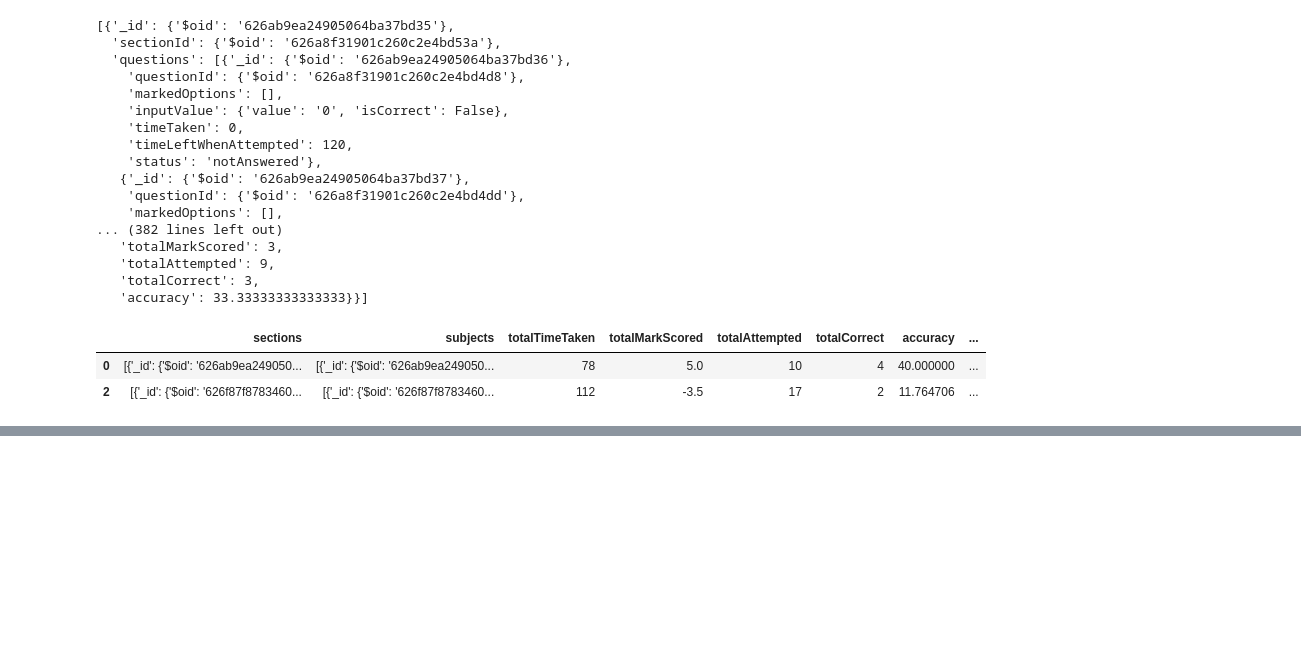
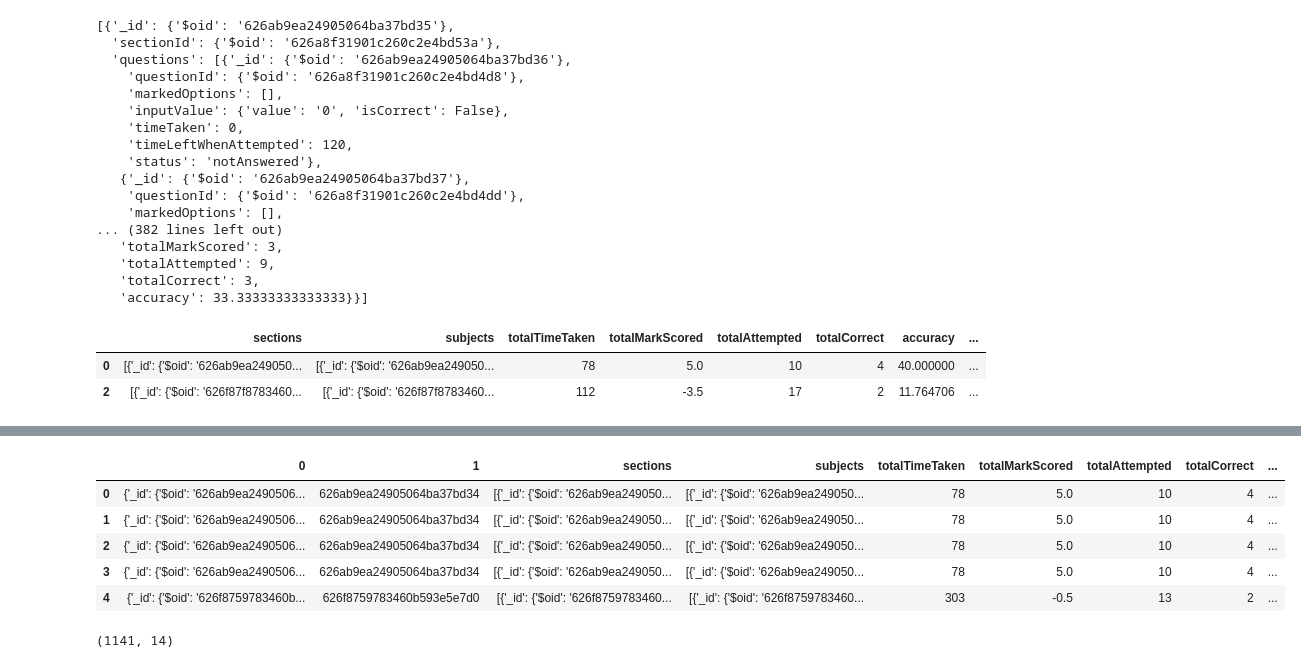
Before and after one commit to GV-mathongo-intern/testproj1, a Jupyter notebook: Untitled-1.ipynb, the cells around one changed output, grey strips where cells are left out. Drawn from its saved outputs; the diff is of its cells as text; code cells hidden in the pictures; blank space fills up the shorter version.

```diff
--- a/Untitled-1.ipynb
+++ b/Untitled-1.ipynb
@@ -138,0 +148,3 @@ df1[df1['testid1']=='6242de22af9dd6d0f5e0aee7']
+# %%
+df2=pd.DataFrame([(d,tup._10) for tup in df1.itertuples() for d in tup.sections])
+df2.head()
@@ -138,0 +158,14 @@ df1[df1['testid1']=='6242de22af9dd6d0f5e0aee7']
+# %%
+df3=pd.merge(df2,df1,left_on=1,right_on='_id1')
+df3.head()
+# %% [output]
+|  | 0 | 1 | sections | subjects | totalTimeTaken | totalMarkScored | totalAttempted | totalCorrect | ... |
+| 0 | {'_id': {'$oid': '626ab9ea2490506... | 626ab9ea24905064ba37bd34 | [{'_id': {'$oid': '626ab9ea249050... | [{'_id': {'$oid': '626ab9ea249050... | 78 | 5.0 | 10 | 4 | ... |
+| 1 | {'_id': {'$oid': '626ab9ea2490506... | 626ab9ea24905064ba37bd34 | [{'_id': {'$oid': '626ab9ea249050... | [{'_id': {'$oid': '626ab9ea249050... | 78 | 5.0 | 10 | 4 | ... |
+| 2 | {'_id': {'$oid': '626ab9ea2490506... | 626ab9ea24905064ba37bd34 | [{'_id': {'$oid': '626ab9ea249050... | [{'_id': {'$oid': '626ab9ea249050... | 78 | 5.0 | 10 | 4 | ... |
+| 3 | {'_id': {'$oid': '626ab9ea2490506... | 626ab9ea24905064ba37bd34 | [{'_id': {'$oid': '626ab9ea249050... | [{'_id': {'$oid': '626ab9ea249050... | 78 | 5.0 | 10 | 4 | ... |
+| 4 | {'_id': {'$oid': '626f8759783460b... | 626f8759783460b593e5e7d0 | [{'_id': {'$oid': '626f8759783460... | [{'_id': {'$oid': '626f8759783460... | 303 | -0.5 | 13 | 2 | ... |
+# %%
+df3.shape
+# %% [output]
+(1141, 14)
```
Also changed, not shown: parts of 5 cells of this notebook.
